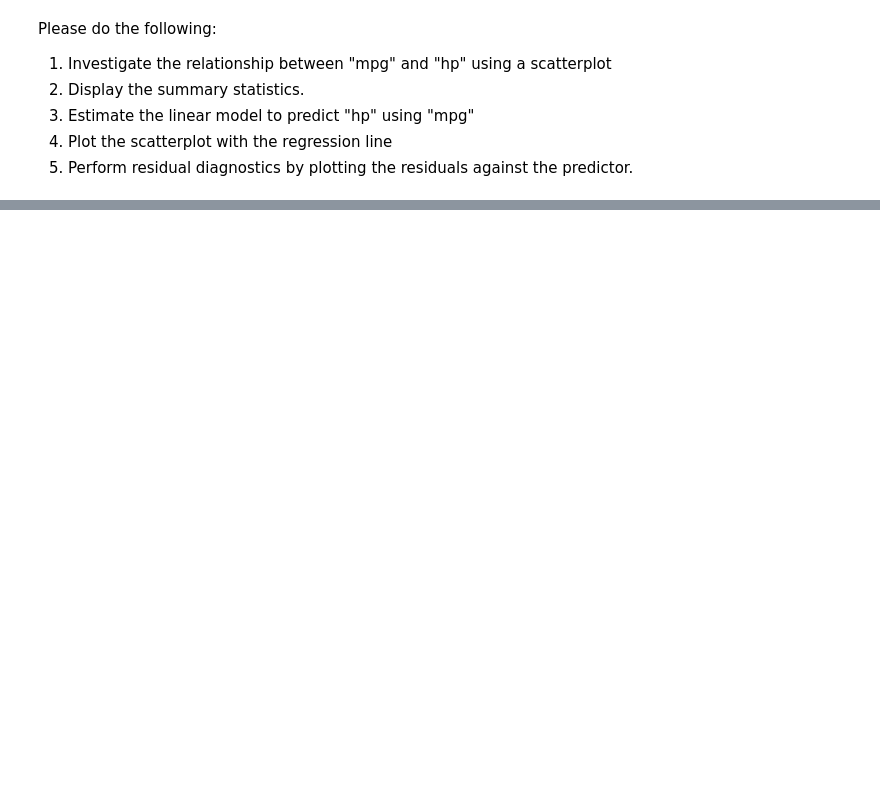
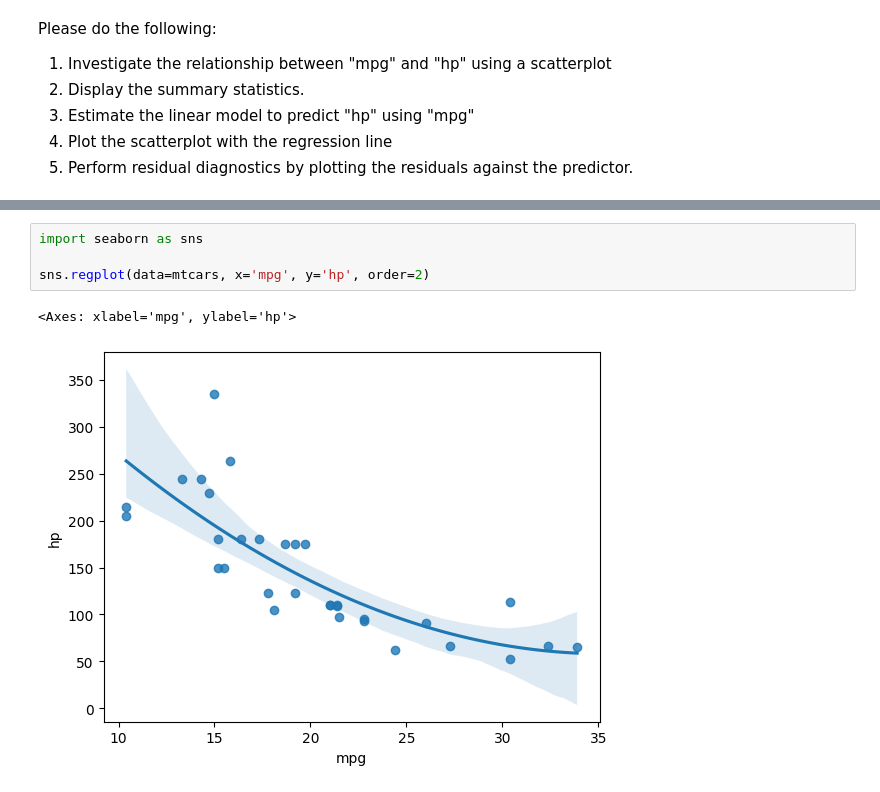
Before and after one commit to jolineuichanco/DataAnalytics, a Jupyter notebook: demos/Week06_demo.ipynb, the cells around one changed output, grey strips where cells are left out. Drawn from its saved outputs; the diff is of its cells as text; blank space fills up the shorter version.

```diff
--- a/demos/Week06_demo.ipynb
+++ b/demos/Week06_demo.ipynb
@@ -186,0 +383,7 @@ Please do the following:
+# %%
+import seaborn as sns
+
+sns.regplot(data=mtcars, x='mpg', y='hp', order=2)
+# %% [output]
+<Axes: xlabel='mpg', ylabel='hp'>
+[figure, added]
```
Also changed, not shown: parts of 18 cells of this notebook.
